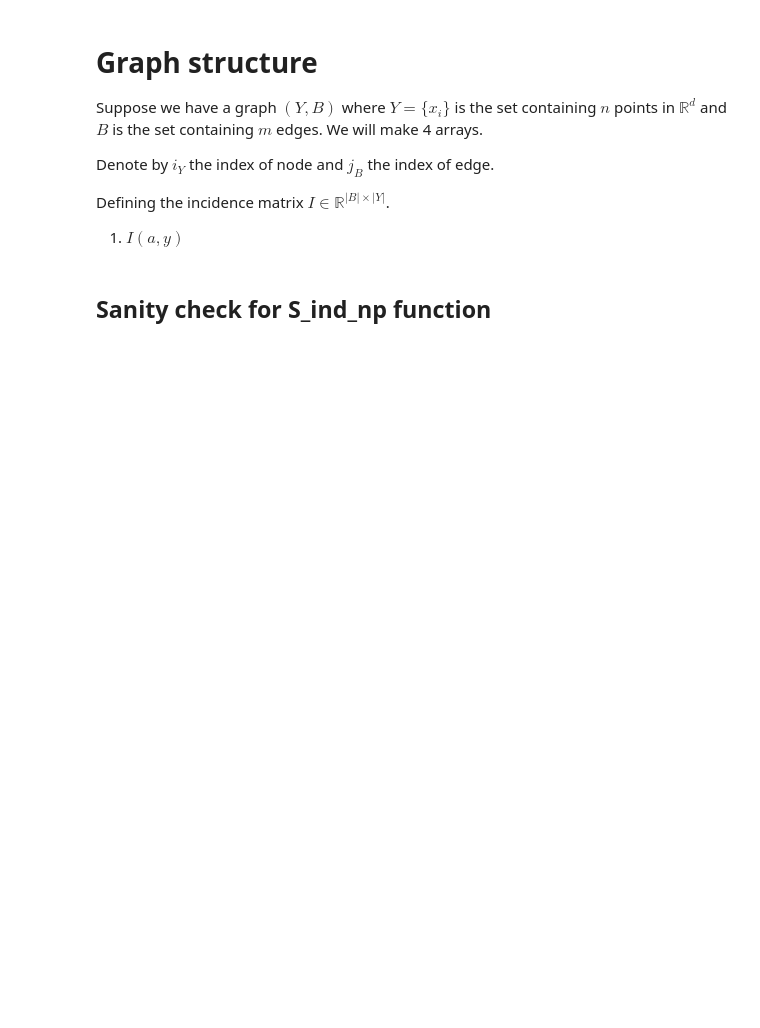
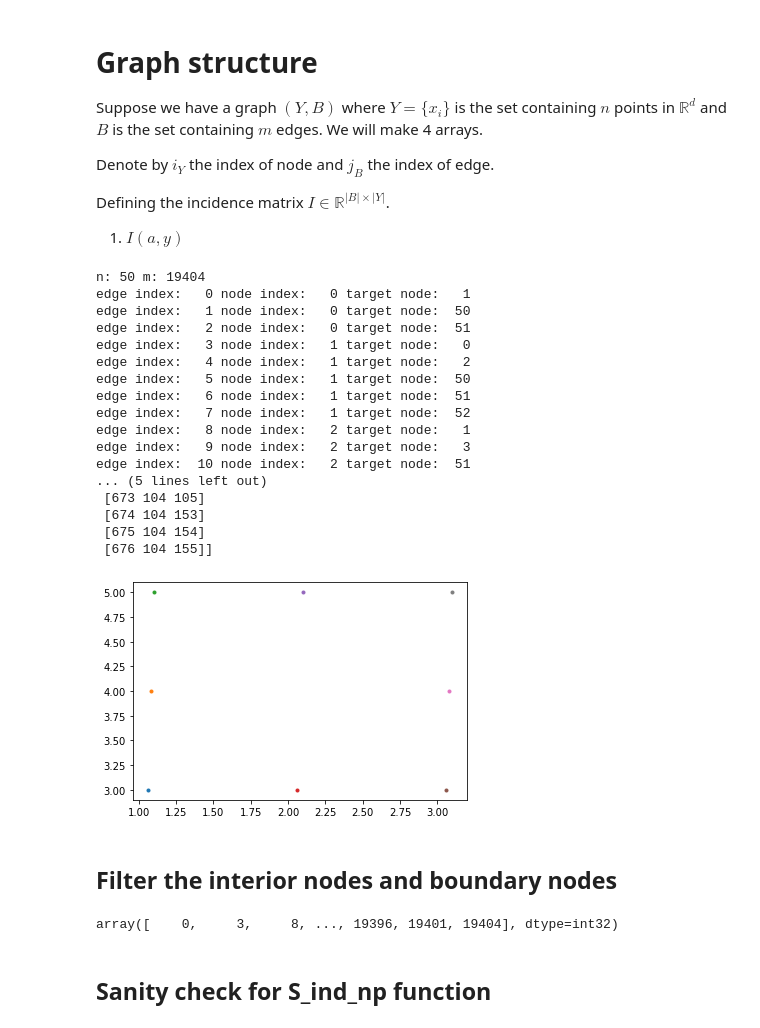
Before and after one commit to wonjunee/screening, a Jupyter notebook: python/screening_graph.ipynb, the cells around one changed output. Drawn from its saved outputs; the diff is of its cells as text; code cells hidden in the pictures; blank space fills up the shorter version.

```diff
--- a/python/screening_graph.ipynb
+++ b/python/screening_graph.ipynb
@@ -245,6 +262,27 @@ def inside_domain(i,j,n):
         return True
     return False
 # counting m
+
+## original
+# def compute_m(n, st_n=1):
+#     edges_info   = []
+#     node2edge = []
+#     node_ind = 0
+#     edge_ind = 0
+#     for i in range(n):
+#         for j in range(n):
+#             node2edge.append(edge_ind)
+
+#             for ii in range(-st_n,st_n+1):
+#                 for jj in range(-st_n,st_n+1):
+#                     if i!=ii or j!=jj:
+#                         if inside_domain(i+ii,j+jj,n):
+#                             edges_info.append([edge_ind, node_ind,  (i+ii)*n+(j+jj)])
+#                             edge_ind += 1
+#             node_ind += 1
+#     node2edge.append(edge_ind)
+#     return np.array(edges_info,dtype='int32'), np.array(node2edge,dtype='int32')
+
 def compute_m(n, st_n=1):
     edges_info   = []
     node2edge = []
@@ -256,36 +294,67 @@ def compute_m(n, st_n=1):
 
             for ii in range(-st_n,st_n+1):
                 for jj in range(-st_n,st_n+1):
-                    if i!=ii or j!=jj:
+                    if 0!=ii or 0!=jj:
                         if inside_domain(i+ii,j+jj,n):
                             edges_info.append([edge_ind, node_ind,  (i+ii)*n+(j+jj)])
                             edge_ind += 1
             node_ind += 1
     node2edge.append(edge_ind)
     return np.array(edges_info,dtype='int32'), np.array(node2edge,dtype='int32')
 
-edges_info, node2edge = compute_m(n, 2) # the second argument: the size of the stencils
+edges_info, node2edge = compute_m(n, 1) # the second argument: the size of the stencils
 edge2target = edges_info[:,2]
 
 m = edges_info.shape[0]
 count = 0
 
 print(f"n: {n} m: {m}")
 for i,j,k in edges_info:
     print(f"edge index: {i:3d} node index: {j:3d} target node: {k:3d}" )
     count += 1
     if count > 10:
         break
 
 ### creating incidence matrix
 # TODO: make this as a sparse matrix
 Inc = np.zeros((m,n*n))
 for i in range(m):
     edge_ind, node_ind, target_ind = edges_info[i]
     Inc[i, node_ind]   = -1
     Inc[i, target_ind] = 1
 
 IncT = Inc.T
 
 print(f"Incidence matrix: {Inc.shape}")
-print(edges_info[node2edge[2]:node2edge[3]])
+print(edges_info[node2edge[104]:node2edge[105]])
+
+for _,_,k in edges_info[node2edge[104]:node2edge[105]]:
+    i = k/n
+    j = k%n
+    plt.plot(i,j,'.')
+plt.show()
+# %% [output]
+n: 50 m: 19404
+edge index:   0 node index:   0 target node:   1
+edge index:   1 node index:   0 target node:  50
+edge index:   2 node index:   0 target node:  51
+edge index:   3 node index:   1 target node:   0
+edge index:   4 node index:   1 target node:   2
+edge index:   5 node index:   1 target node:  50
+edge index:   6 node index:   1 target node:  51
+edge index:   7 node index:   1 target node:  52
+edge index:   8 node index:   2 target node:   1
+edge index:   9 node index:   2 target node:   3
+edge index:  10 node index:   2 target node:  51
+... (5 lines left out)
+ [673 104 105]
+ [674 104 153]
+ [675 104 154]
+ [676 104 155]]
+[figure, added]
+# %% [markdown]
+## Filter the interior nodes and boundary nodes
+# %%
+node2edge
+# %% [output]
+array([    0,     3,     8, ..., 19396, 19401, 19404], dtype=int32)
```
Also changed, not shown: parts of 9 cells of this notebook.
